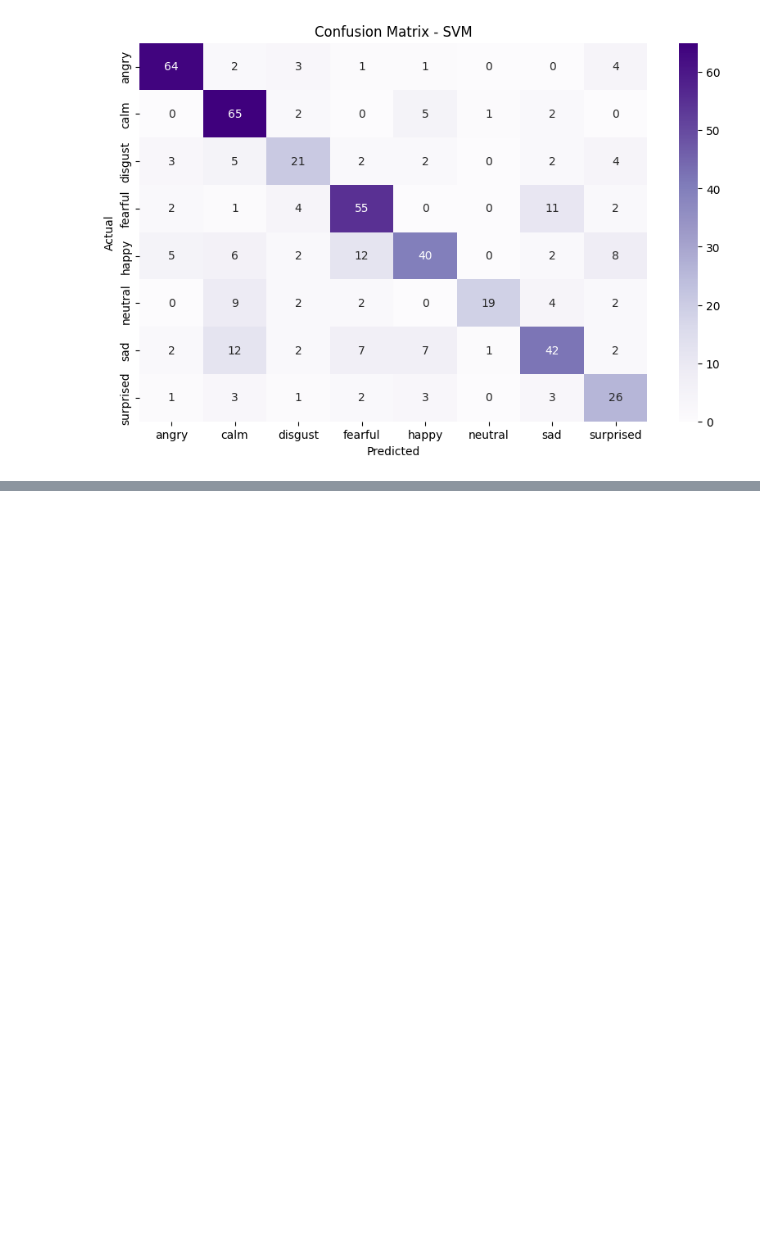
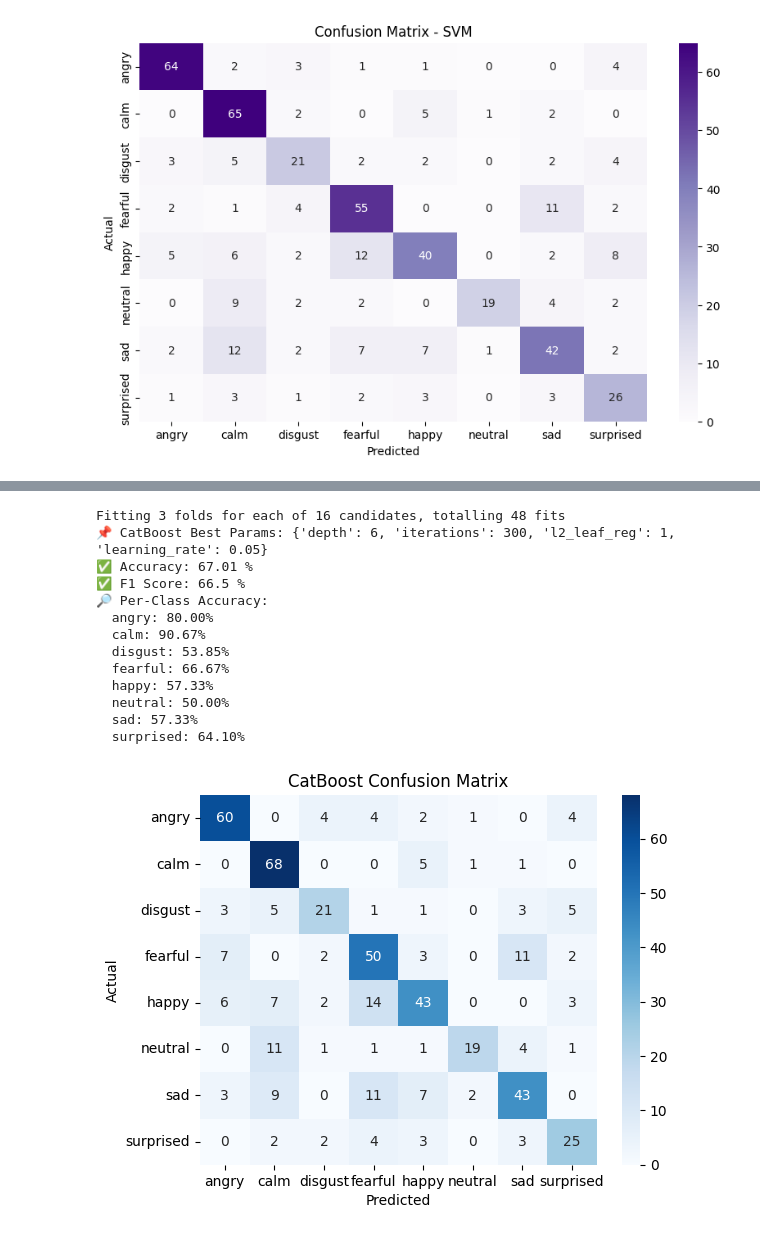
Before and after one commit to 5irendra/emotion_recognition, a Jupyter notebook: 02_Model_Training.ipynb, the cells around one changed output, grey strips where cells are left out. Cells and saved outputs as stored; diff of their text form; code cells hidden in the pictures; blank space fills up the shorter version.

```diff
--- a/02_Model_Training.ipynb
+++ b/02_Model_Training.ipynb
@@ -206,0 +417,54 @@ Per-Class Accuracies:
+# %%
+from catboost import CatBoostClassifier
+from sklearn.model_selection import GridSearchCV
+from sklearn.metrics import classification_report, confusion_matrix, accuracy_score, f1_score
+import seaborn as sns
+import matplotlib.pyplot as plt
+from sklearn.model_selection import StratifiedKFold
+
+cat_params = {
+    'iterations': [200, 300],
+    'depth': [4, 6],
+    'learning_rate': [0.03, 0.05],
+    'l2_leaf_reg': [1, 3]
+}
+
+cat_model = CatBoostClassifier(verbose=0, random_state=42)
+skf = StratifiedKFold(n_splits=3)
+cat_grid = GridSearchCV(cat_model, cat_params, cv=skf, scoring='f1_weighted', n_jobs=-1, verbose=1)
+cat_grid.fit(X_train, y_train)
+
+best_cat = cat_grid.best_estimator_
+y_pred_cat = best_cat.predict(X_val)
+
+print("📌 CatBoost Best Params:", cat_grid.best_params_)
+print("✅ Accuracy:", round(accuracy_score(y_val, y_pred_cat)*100, 2), "%")
+print("✅ F1 Score:", round(f1_score(y_val, y_pred_cat, average='weighted')*100, 2), "%")
+
+report_cat = classification_report(y_val, y_pred_cat, target_names=le.classes_, output_dict=True)
+
+print("🔎 Per-Class Accuracy:")
+for label in le.classes_:
+    print(f"  {label}: {report_cat[label]['recall']*100:.2f}%")
+
+cm_cat = confusion_matrix(y_val, y_pred_cat)
+sns.heatmap(cm_cat, annot=True, fmt="d", cmap="Blues", xticklabels=le.classes_, yticklabels=le.classes_)
+plt.title("CatBoost Confusion Matrix")
+plt.xlabel("Predicted")
+plt.ylabel("Actual")
+plt.show()
+# %% [output]
+Fitting 3 folds for each of 16 candidates, totalling 48 fits
+📌 CatBoost Best Params: {'depth': 6, 'iterations': 300, 'l2_leaf_reg': 1, 'learning_rate': 0.05}
+✅ Accuracy: 67.01 %
+✅ F1 Score: 66.5 %
+🔎 Per-Class Accuracy:
+  angry: 80.00%
+  calm: 90.67%
+  disgust: 53.85%
+  fearful: 66.67%
+  happy: 57.33%
+  neutral: 50.00%
+  sad: 57.33%
+  surprised: 64.10%
+[figure, added]
```
Also changed, not shown: parts of 18 cells of this notebook, 8 other files.
